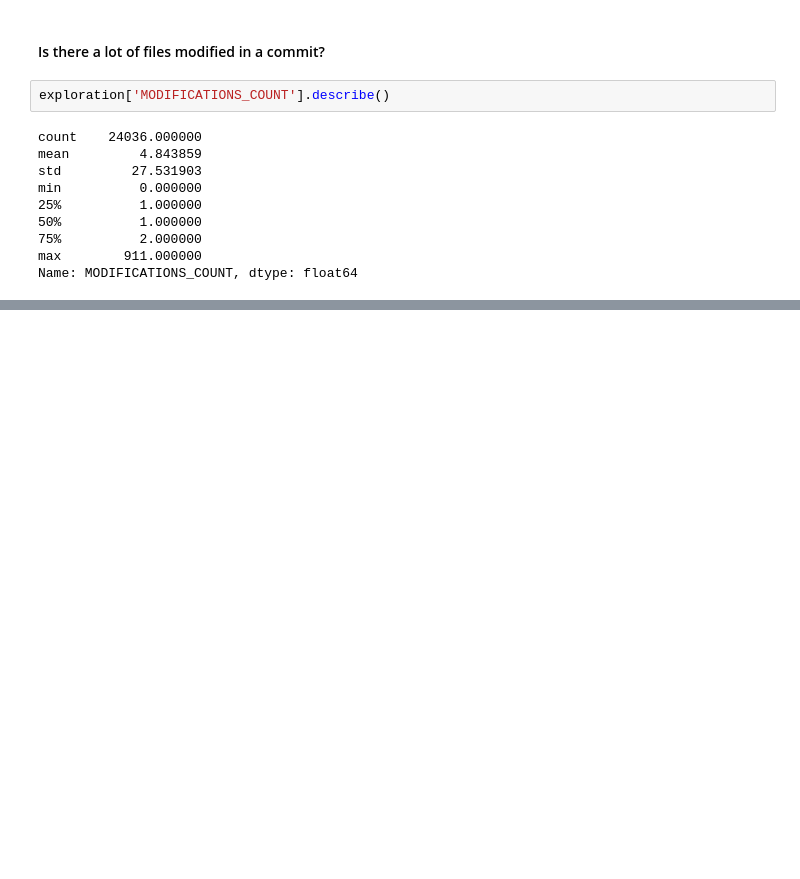
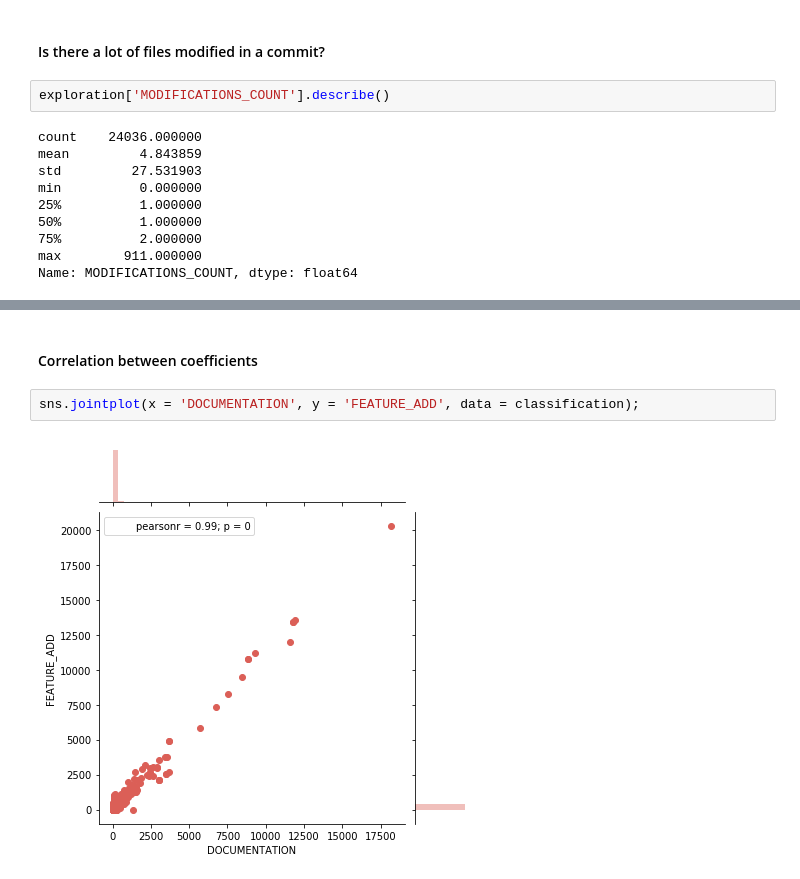
Before and after one commit to AntoineAube/commit-classification, a Jupyter notebook: Commit classification.ipynb, the cells around one changed output, grey strips where cells are left out. Drawn from its saved outputs; the diff is of its cells as text; blank space fills up the shorter version.

```diff
--- a/Commit classification.ipynb
+++ b/Commit classification.ipynb
@@ -115,0 +163,6 @@ sns.jointplot(x = 'TIMESTAMP', y = 'MODIFICATIONS_COUNT', data = exploration);
+# %% [markdown]
+#### Correlation between coefficients
+# %%
+sns.jointplot(x = 'DOCUMENTATION', y = 'FEATURE_ADD', data = classification);
+# %% [output]
+[figure, added]
```
Also changed, not shown: parts of 16 cells of this notebook.
